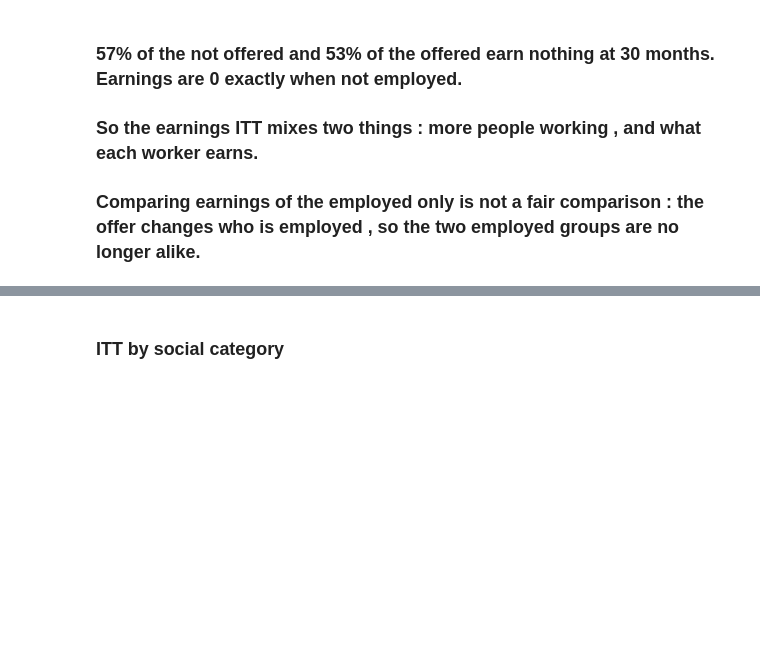
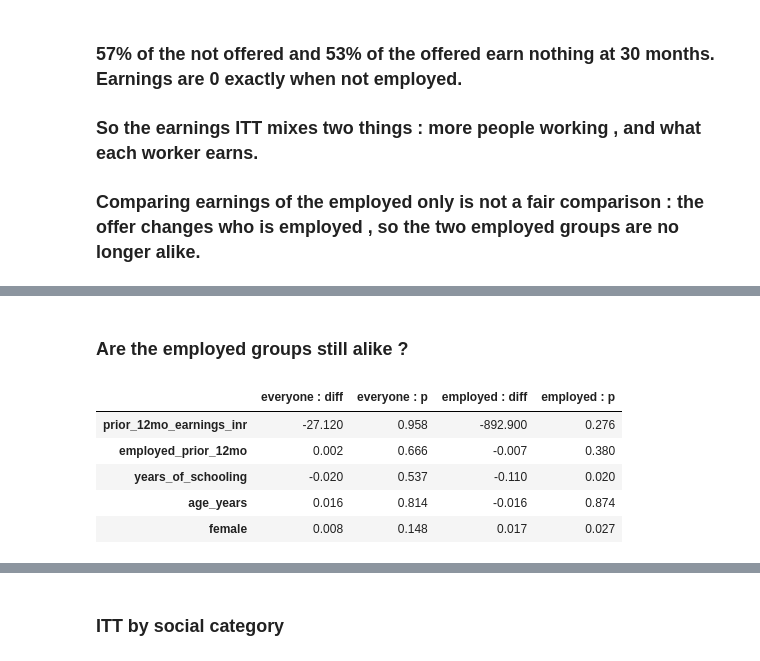
Before and after one commit to IshuIsAwake/advanced_data_science, a Jupyter notebook: projects/job_training_causal_inference/02_itt.ipynb, the cells around one changed output, grey strips where cells are left out. Cells and saved outputs as stored; diff of their text form; code cells hidden in the pictures; blank space fills up the shorter version.

```diff
--- a/projects/job_training_causal_inference/02_itt.ipynb
+++ b/projects/job_training_causal_inference/02_itt.ipynb
@@ -93,0 +159,18 @@ fig.show()
+# %% [markdown]
+### Are the employed groups still alike ?
+# %%
+df['female'] = (df['gender'] == 'Female').astype(int)
+employed = df[df['employed_30mo'] == 1]
+rows = {}
+for c in ['prior_12mo_earnings_inr' , 'employed_prior_12mo' , 'years_of_schooling' , 'age_years' , 'female']:
+    everyone = diff_in_means(df[c].values , z)
+    working = diff_in_means(employed[c].values , employed['assigned_to_training'].values)
+    rows[c] = {'everyone : diff' : everyone['diff'] , 'everyone : p' : everyone['p'] , 'employed : diff' : working['diff'] , 'employed : p' : working['p']}
+pd.DataFrame(rows).T.round(3)
+# %% [output]
+|  | everyone : diff | everyone : p | employed : diff | employed : p |
+| prior_12mo_earnings_inr | -27.120 | 0.958 | -892.900 | 0.276 |
+| employed_prior_12mo | 0.002 | 0.666 | -0.007 | 0.380 |
+| years_of_schooling | -0.020 | 0.537 | -0.110 | 0.020 |
+| age_years | 0.016 | 0.814 | -0.016 | 0.874 |
+| female | 0.008 | 0.148 | 0.017 | 0.027 |
```
Also changed, not shown: parts of 26 cells of this notebook, 11 other files.
